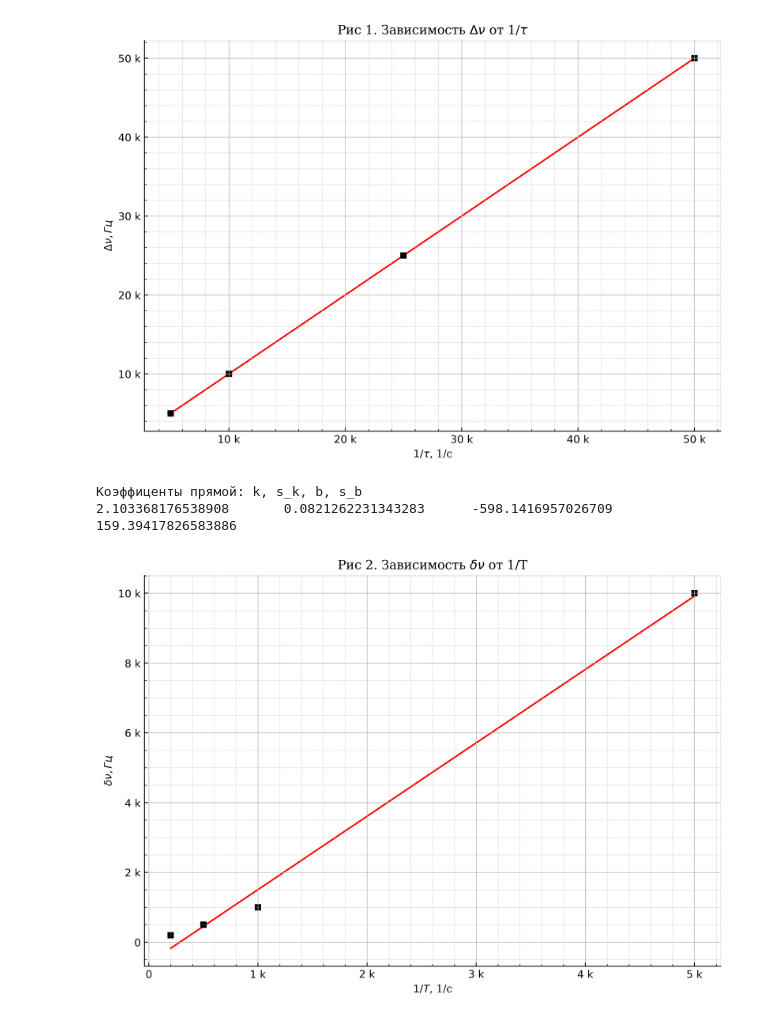
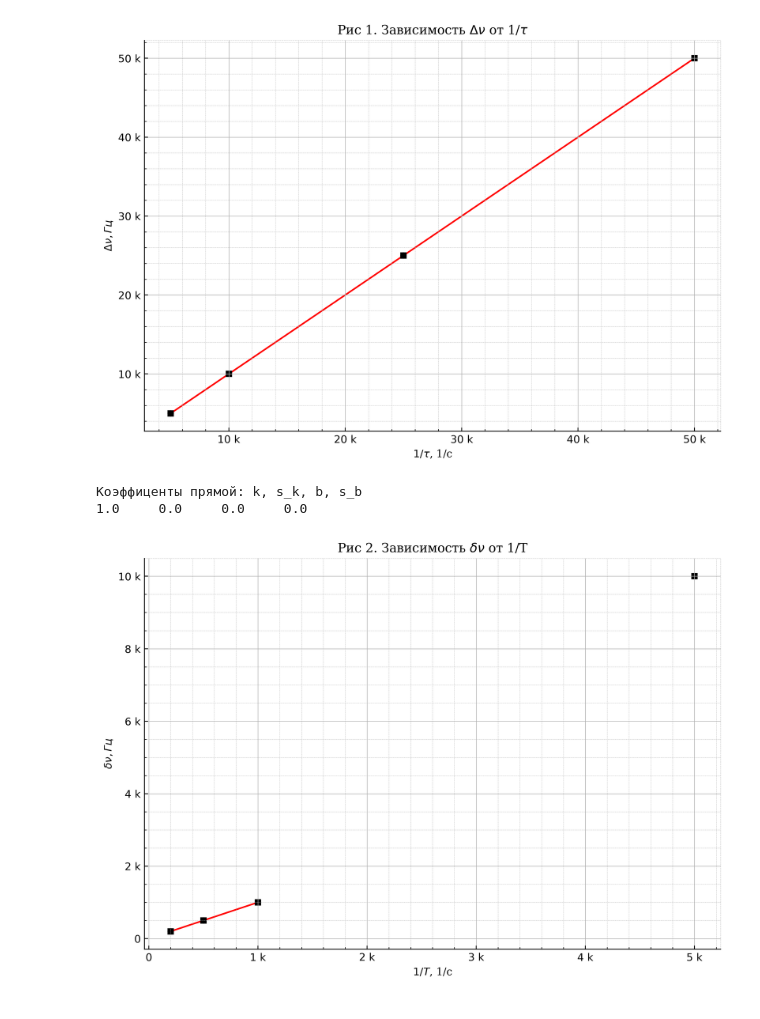
Before and after one commit to alxlnx/labs, a Jupyter notebook: 3.6.1/3.6.1.ipynb, the cells around one changed output. Drawn from its saved outputs; the diff is of its cells as text; code cells hidden in the pictures.

```diff
--- a/3.6.1/3.6.1.ipynb
+++ b/3.6.1/3.6.1.ipynb
@@ -44,23 +44,23 @@ mg.display_linls(ax)
 # %%
 X = 1 / np.array( [ 200e-6, 1000e-6, 2000e-6, 5000e-6 ] )
 Y = np.array( [ 10e3, 1e3, 0.5e3, 0.2e3 ] )
 
 fig1 = mg.make_figure(dpi_mode='high')
 ax1 = fig1.add_subplot()
 formatter1 = EngFormatter(places=0)
 ax1.xaxis.set_major_formatter(formatter1)
 ax1.yaxis.set_major_formatter(formatter1)
 mg.set_grids(fig1)
 mg.set_title(ax1, r'Зависимость $\delta \nu$ от 1/T')
 mg.set_label(ax1, r'$1/T$, 1/c', r'$\delta \nu, Гц$')
 
-k, s_k, b, s_b = mg.linls(X, Y)
+k, s_k, b, s_b = mg.linls(X[1:], Y[1:])
 mg.draw_errorbar(ax1, X, Y)
 mg.display_linls(ax1)
 # %% [output]
 Коэффиценты прямой: k, s_k, b, s_b
-2.103368176538908       0.0821262231343283      -598.1416957026709      159.39417826583886
+1.0     0.0     0.0     0.0
-[figure, old version]
+[figure, new version]
 # %%
 a_side = np.array( [28.65, 57.33, 116.9, 175.0, 232.4, 292] )
 a_main = np.array( [587.6, 587.4, 587.4, 587.4, 587.4, 587.4] )
```
Also changed, not shown: parts of 3 cells of this notebook, 1 other file.
